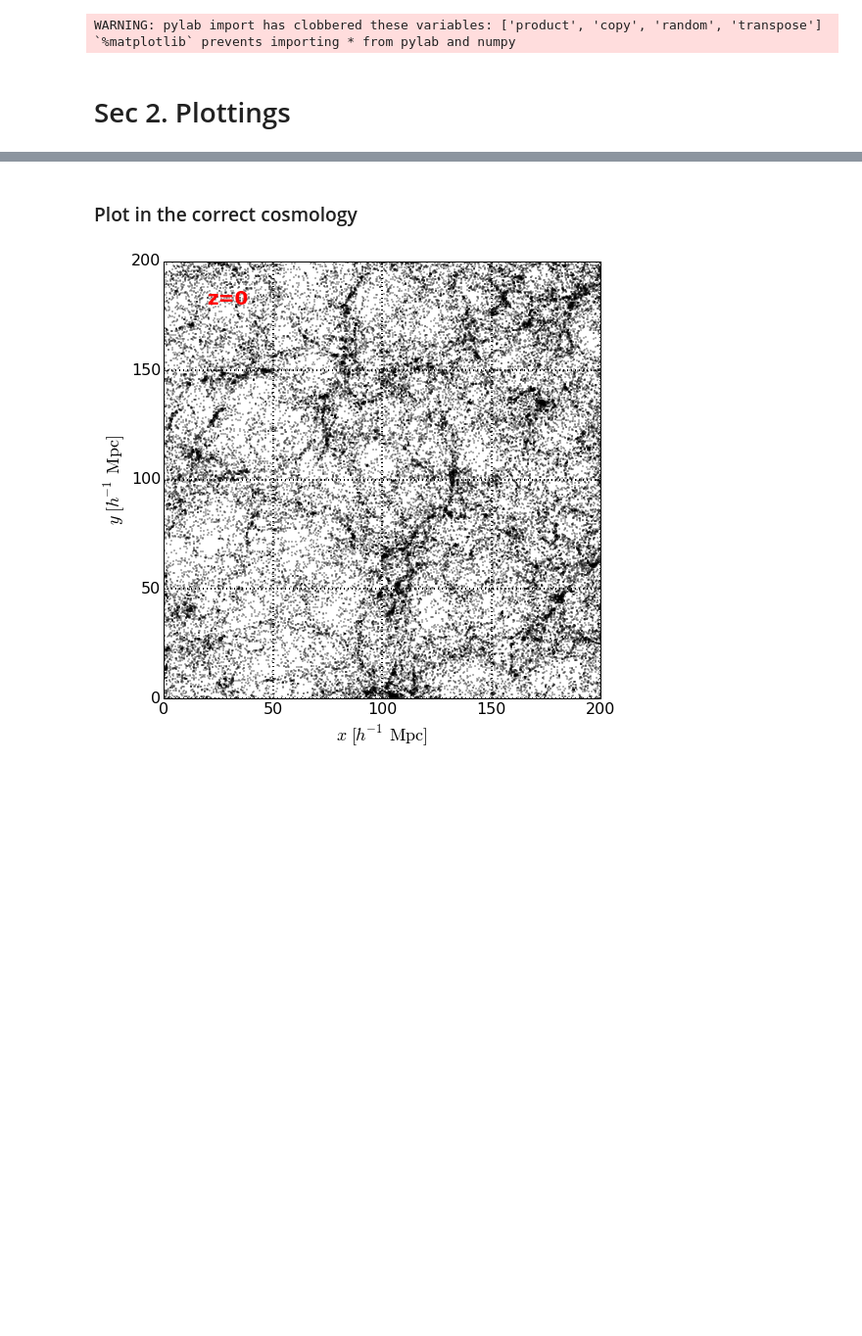
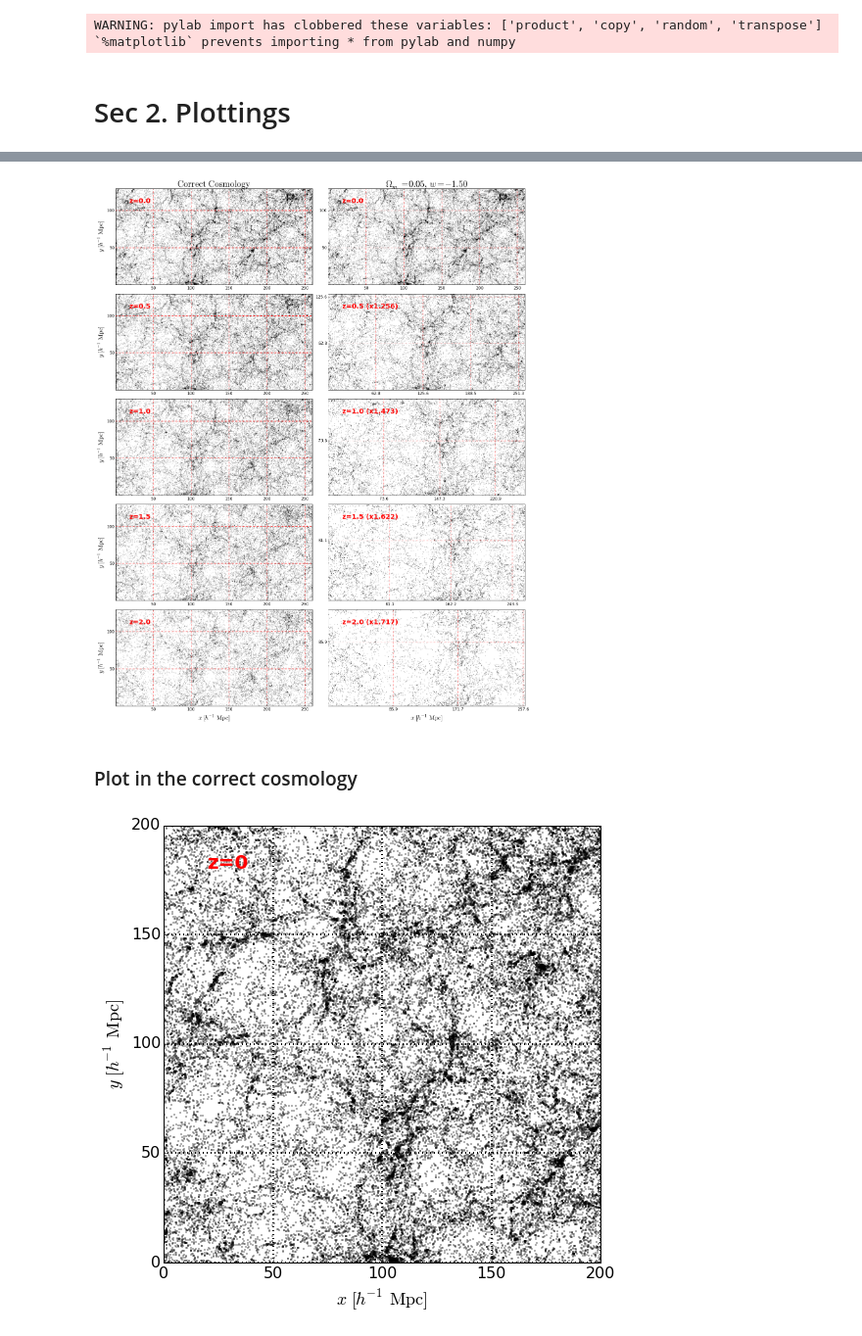
Before and after one commit to xiaodongli1986/LSS_xis, a Jupyter notebook: src/00PlotHR4.ipynb, the cells around one changed output, grey strips where cells are left out. Shown at 98% size. Saved outputs shown, nothing was run; the diff lists cells and outputs as text; code cells hidden in the pictures; blank space fills up the shorter version.

```diff
--- a/src/00PlotHR4.ipynb
+++ b/src/00PlotHR4.ipynb
@@ -14,3 +97,89 @@ WARNING: pylab import has clobbered these variables: ['product', 'copy', 'random
+# %%
+zstrs =  ['0', '0.5', '1', '1.5', '2']
+numz = len(zstrs)
+
+yrat = 0.5
+psize = 0.8
+pc='k'
+
+fig = plt.figure(figsize=(9*2,9*yrat*numz))
+xymin, xymax = 0, 260
+#xticks0 = [50,100,150,200,]
+#xticks0 = [40,80,120,160,200,240]
+xticks0 = [50,100,150,200,250]
+
+om, w = 0.05, -1.5
+noplot = False
+
+iz = 0
+for zstr in zstrs:
+    iz+=1
+    ax1, ax2 = fig.add_subplot(numz,2,iz*2-1), fig.add_subplot(numz,2,iz*2)
+
+    if iz==1:
+        ax1.set_title('$\\rm Correct\\ Cosmology$', fontsize=26)
+        ax2.set_title(omwtex(om,w), fontsize=26)
+
+    nowfile = '../J08.dat.z_'+zstr+'.mge3.000e11.slice1.1.part'
+    if not noplot:
+        data = np.loadtxt(nowfile)
+        X, Y = XYfromdata(data)
+        X1, Y1 = XYinrange(X, Y, xymin, xymax, xymin, xymax*yrat, onlyreturnvalue=True)
+        ax1.scatter(X1,Y1, linewidths=0, c=pc, s=psize)
+    ax1.set_xticks(xticks0)
+    ax1.set_yticks(xticks0)
+
+    z=float(zstr)
+    stretch = comov_r(om,w,0.7,z+0.0001) / comov_r(0.26,-1,0.7,z+0.0001)
+    xticks1 = [x*stretch for x in xticks0]
+    #nowfile = '../J08.dat.z_'+zstr+'.mge3.000e11.slice1.1.part'
+    #data = np.loadtxt(nowfile)
+    #X, Y = XYfromdata(data)
+    #X1, Y1 = XYinrange(X, Y, xymin, xymax, xymin, xymax, onlyreturnvalue=True)
+    if not noplot:
+        X1 = [x1*stretch for x1 in X1]
+        Y1 = [y1*stretch for y1 in Y1]
+        ax2.scatter(X1,Y1, linewidths=0, c=pc, s=psize*stretch)
+    ax2.set_xticks(xticks1)
+    ax2.set_yticks(xticks1)
+
+    nowstr=omwtex(om,w)
+    nowstr=nowstr[1:len(nowstr)]
+    axtext = 'z=%.1f'%float(zstr)
+    ax1.text(0.07, 0.85, axtext, transform = ax1.transAxes, color='red', fontsize=20,
+            fontproperties = FontProperties(weight='bold', ))
+    #ax2.text(0.1, 0.9, 'z='+zstr+' ($\\bf \\Omega_m$ = %.2f'%om+', w = %.2f'%w+')', transform = ax2.transAxes, color='red', fontsize=20,
+
+    if iz > 1:
+        axtext += ' (x%.3f'%stretch+')'
+    ax2.text(0.07, 0.85, axtext, transform = ax2.transAxes, color='red', fontsize=20,
+            fontproperties = matplotlib.font_manager.FontProperties(weight='bold', ))
+
+    for ax in [ax1, ax2]:
+        ax.set_xlim(xymin, xymax)
+        ax.set_ylim(xymin, xymax*yrat)
+
+        ax.grid(lw=2,ls=':',c='r')
+
+    tickft = 12
+    ax1.set_xticklabels([str(x) for x in ax1.get_xticks()], fontsize=tickft)
+    ax1.set_yticklabels([str(x) for x in ax1.get_yticks()], fontsize=tickft)
+    if iz ==1:
+        ax2.set_xticklabels(['%.0f'%x for x in ax2.get_xticks()], fontsize=tickft)
+        ax2.set_yticklabels(['%.0f'%x for x in ax2.get_yticks()], fontsize=tickft)
+    else:
+        ax2.set_xticklabels([str(float('%.1f'%x)) for x in ax2.get_xticks()], fontsize=tickft)
+        ax2.set_yticklabels([str(float('%.1f'%x)) for x in ax2.get_yticks()], fontsize=tickft)
+
+    if iz == numz:
+        ax1.set_xlabel('$x\\ [h^{-1} \\ \\rm Mpc]$', fontsize=18)
+        ax2.set_xlabel('$x\\ [h^{-1} \\ \\rm Mpc]$', fontsize=18)
+    ax1.set_ylabel('$y\\ [h^{-1} \\ \\rm Mpc]$', fontsize=18)
+fig.tight_layout()
+plt.show()
+fig.savefig('../draft/fig8.eps', format='eps')
+# %% [output]
+[figure, added]
 # %% [markdown]
 ### Plot in the correct cosmology
 # %%
```
Also changed, not shown: parts of 5 cells of this notebook, 13 other files.
